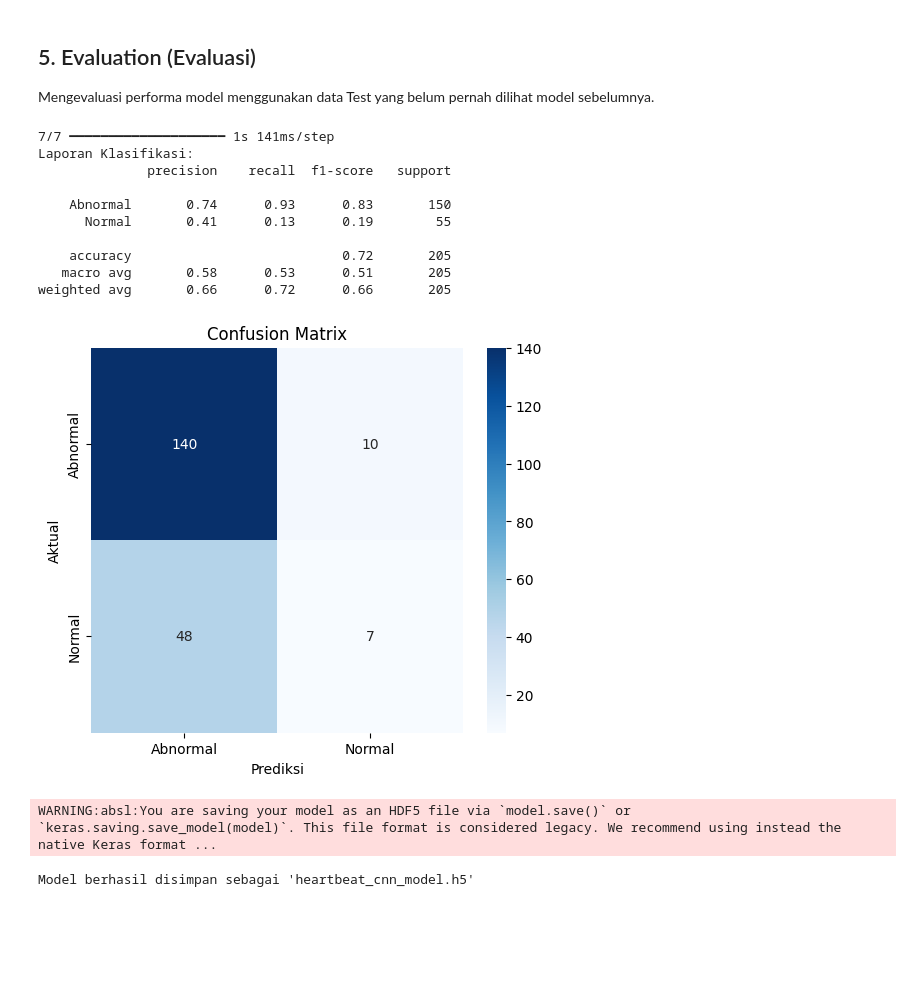
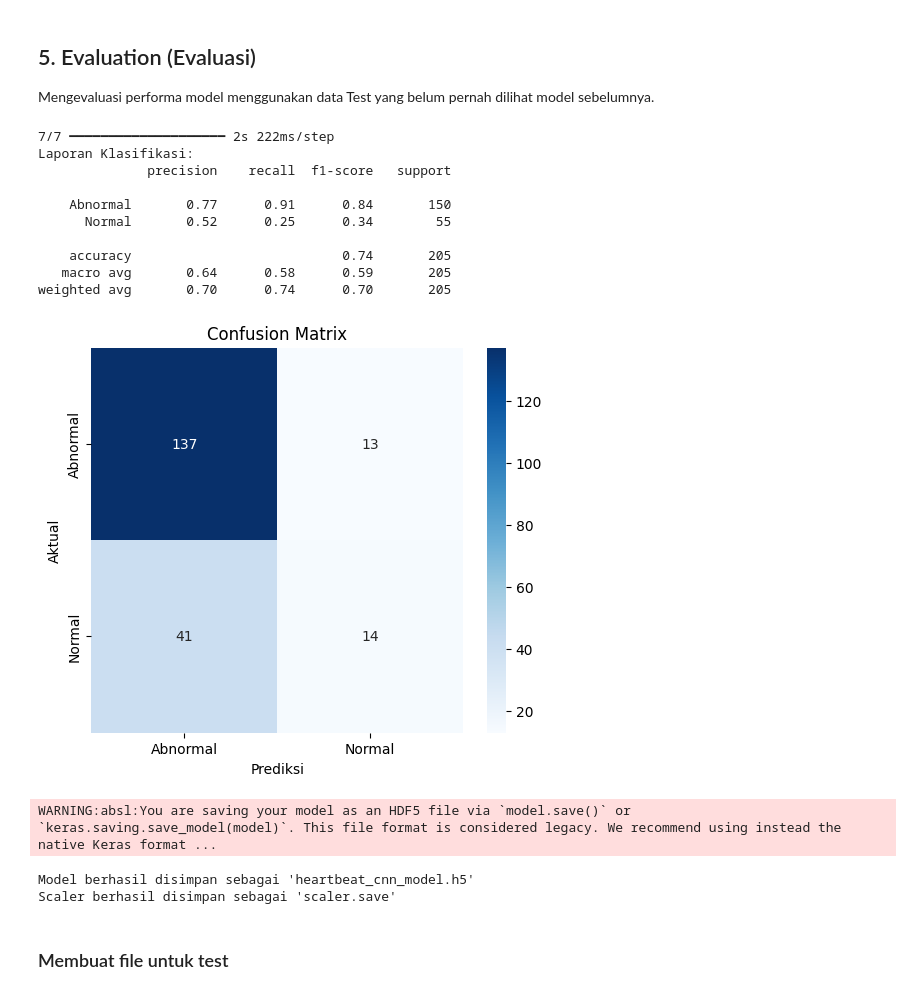
Before and after one commit to ZulfRizz/college-data-science, a Jupyter notebook: psd/_build/jupyter_execute/BinaryHeartBeatClassification.ipynb, the cells around one changed output. Cells and saved outputs as stored; diff of their text form; code cells hidden in the pictures; blank space fills up the shorter version.

```diff
--- a/psd/_build/jupyter_execute/BinaryHeartBeatClassification.ipynb
+++ b/psd/_build/jupyter_execute/BinaryHeartBeatClassification.ipynb
@@ -106,27 +107,32 @@ Data detak jantung memiliki dimensi sangat tinggi (18.530 fitur waktu) dengan ju
 
 2. Reshaping: Mengubah bentuk data agar sesuai input model CNN 1D (Samples, Time Steps, Features).
 # %%
-# Memisahkan Fitur (X) dan Target (y)
-X_train = df_train.iloc[:, :-1].values
+# 1. Split Features dan Target
+X_train_raw = df_train.iloc[:, :-1].values
 y_train_raw = df_train.iloc[:, -1].values
-
-X_test = df_test.iloc[:, :-1].values
+X_test_raw = df_test.iloc[:, :-1].values
 y_test_raw = df_test.iloc[:, -1].values
 
-# Encoding Label: Normal -> 0, Abnormal -> 1
-# Catatan: Kita perlu memastikan mapping konsisten
+# 2. Encoding Label (Normal=0, Abnormal=1)
 le = LabelEncoder()
 y_train = le.fit_transform(y_train_raw)
 y_test = le.transform(y_test_raw)
 
-print("Mapping Kelas:", dict(zip(le.classes_, le.transform(le.classes_))))
+# 3. Standard Scaling (PENTING untuk Neural Network)
+# Menyamakan skala sinyal agar model lebih mudah belajar
+scaler = StandardScaler()
+X_train_scaled = scaler.fit_transform(X_train_raw)
+X_test_scaled = scaler.transform(X_test_raw)
 
-# Reshape untuk CNN
-# CNN 1D membutuhkan input 3D: (Jumlah Sampel, Panjang Time Series, Jumlah Channel)
-# Channel = 1 karena ini sinyal mono (amplitude)
-X_train_cnn = X_train.reshape(X_train.shape[0], X_train.shape[1], 1)
-X_test_cnn = X_test.reshape(X_test.shape[0], X_test.shape[1], 1)
 
-print(f"\nShape input CNN Train: {X_train_cnn.shape}")
-print(f"Shape input CNN Test: {X_test_cnn.shape}")
+# 4. Reshape ke 3D untuk CNN (Samples, Time Steps, Features)
+X_train_cnn = X_train_scaled.reshape(X_train_scaled.shape[0], X_train_scaled.shape[1], 1)
+X_test_cnn = X_test_scaled.reshape(X_test_scaled.shape[0], X_test_scaled.shape[1], 1)
+
+# 5. Menghitung Class Weights (KUNCI MENINGKATKAN AKURASI)
+# Ini akan memberikan bobot lebih besar pada kelas 'Normal' yang jumlahnya sedikit
+class_weights = compute_class_weight(class_weight='balanced', classes=np.unique(y_train), y=y_train)
+class_weights_dict = dict(enumerate(class_weights))
+
+print(f"Class Weights: {class_weights_dict}")
 # %% [output]
@@ -256,37 +250,45 @@ plt.show()
 Mengevaluasi performa model menggunakan data Test yang belum pernah dilihat model sebelumnya.
 # %%
 # Prediksi
+import joblib
 y_pred_prob = model.predict(X_test_cnn)
 y_pred = (y_pred_prob > 0.5).astype(int)
 
 # Classification Report
 print("Laporan Klasifikasi:")
 print(classification_report(y_test, y_pred, target_names=le.classes_))
 
 # Confusion Matrix
 cm = confusion_matrix(y_test, y_pred)
 plt.figure(figsize=(6, 5))
 sns.heatmap(cm, annot=True, fmt='d', cmap='Blues',
             xticklabels=le.classes_, yticklabels=le.classes_)
 plt.xlabel('Prediksi')
 plt.ylabel('Aktual')
 plt.title('Confusion Matrix')
 plt.show()
 
 # Simpan model untuk deployment
 model.save('model/heartbeat_cnn_model.h5')
 print("Model berhasil disimpan sebagai 'heartbeat_cnn_model.h5'")
+
+# Simpan Scaler agar bisa dipakai di Streamlit
+joblib.dump(scaler, 'model/scaler.save')
+print("Scaler berhasil disimpan sebagai 'scaler.save'")
 # %% [output]
-7/7 ━━━━━━━━━━━━━━━━━━━━ 1s 141ms/step
+7/7 ━━━━━━━━━━━━━━━━━━━━ 2s 222ms/step
 Laporan Klasifikasi:
               precision    recall  f1-score   support
 
-    Abnormal       0.74      0.93      0.83       150
-      Normal       0.41      0.13      0.19        55
+    Abnormal       0.77      0.91      0.84       150
+      Normal       0.52      0.25      0.34        55
 
-    accuracy                           0.72       205
-   macro avg       0.58      0.53      0.51       205
-weighted avg       0.66      0.72      0.66       205
+    accuracy                           0.74       205
+   macro avg       0.64      0.58      0.59       205
+weighted avg       0.70      0.74      0.70       205
-[figure, old version]
+[figure, new version]
 WARNING:absl:You are saving your model as an HDF5 file via `model.save()` or `keras.saving.save_model(model)`. This file format is considered legacy. We recommend using instead the native Keras format ...
 Model berhasil disimpan sebagai 'heartbeat_cnn_model.h5'
+Scaler berhasil disimpan sebagai 'scaler.save'
+# %% [markdown]
+### Membuat file untuk test
```
Also changed, not shown: parts of 5 cells of this notebook, 18 other files.
